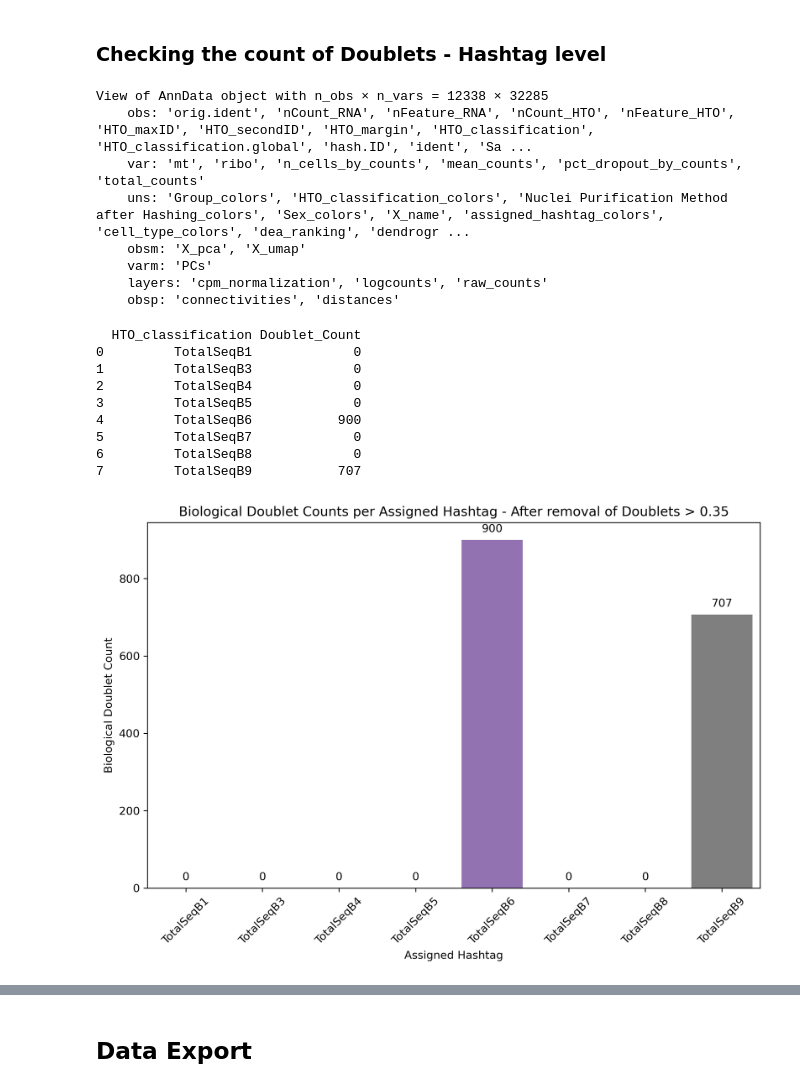
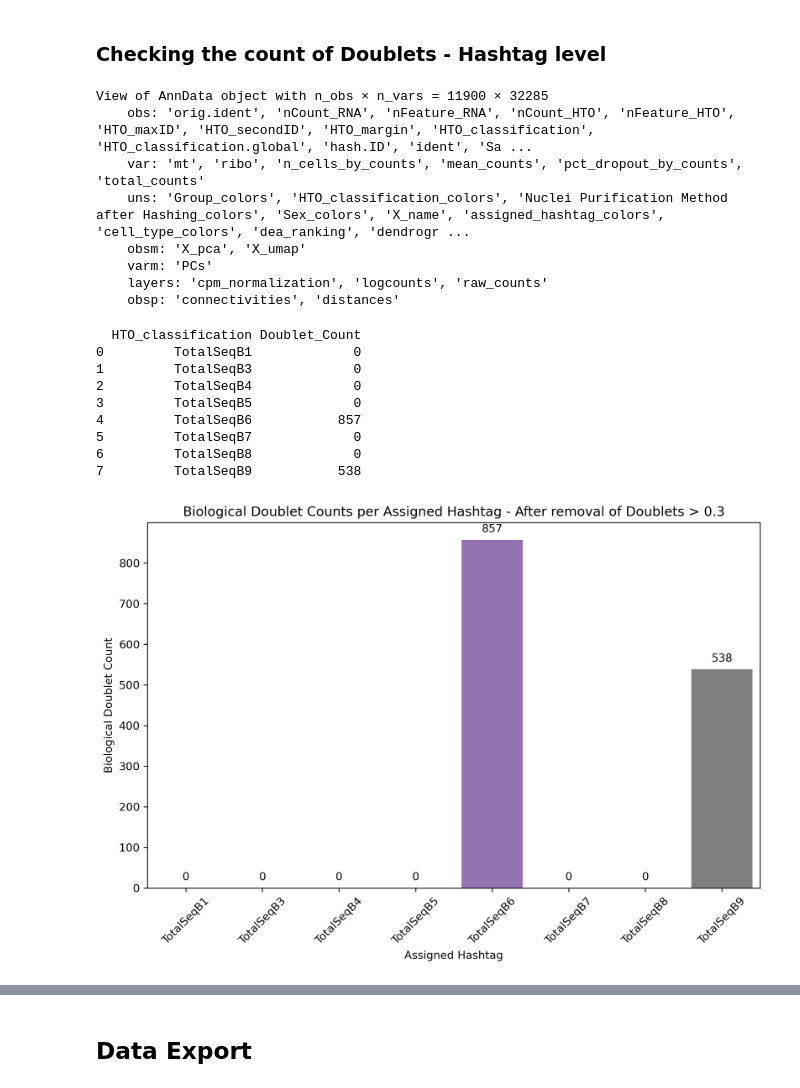
Before and after one commit to Srivalli-Kolla/Nuclear_hashing_2025, a Jupyter notebook: Annotation_HTODemux/04_04_2025-biological_doublet_check_after_HTODemux.ipynb, the cells around one changed output, grey strips where cells are left out. Drawn from its saved outputs; the diff is of its cells as text; code cells hidden in the pictures.

Commit message:
doublet scores < 0.2

```diff
--- a/Annotation_HTODemux/04_04_2025-biological_doublet_check_after_HTODemux.ipynb
+++ b/Annotation_HTODemux/04_04_2025-biological_doublet_check_after_HTODemux.ipynb
@@ -324,6 +333,6 @@ plt.show()
 # %% [markdown]
 # Removal of biological deoublets having Doublet score > 0.35
 # %%
-filtered_object = adata[adata.obs['doublet_scores'] < 0.35]
+filtered_object = adata[adata.obs['doublet_scores'] < 0.3]
 filtered_object
 # %% [output]
@@ -347,7 +356,7 @@ Text(0.5, 1.0, 'Doublets counts and percentage')
 singlets = filtered_object[filtered_object.obs['HTO_classification.global'] == 'Singlet']
 singlets
 # %% [output]
-View of AnnData object with n_obs × n_vars = 12338 × 32285
+View of AnnData object with n_obs × n_vars = 11900 × 32285
     obs: 'orig.ident', 'nCount_RNA', 'nFeature_RNA', 'nCount_HTO', 'nFeature_HTO', 'HTO_maxID', 'HTO_secondID', 'HTO_margin', 'HTO_classification', 'HTO_classification.global', 'hash.ID', 'ident', 'Sa ...
     var: 'mt', 'ribo', 'n_cells_by_counts', 'mean_counts', 'pct_dropout_by_counts', 'total_counts'
     uns: 'Group_colors', 'HTO_classification_colors', 'Nuclei Purification Method after Hashing_colors', 'Sex_colors', 'X_name', 'assigned_hashtag_colors', 'cell_type_colors', 'dea_ranking', 'dendrogr ...
@@ -365,27 +374,27 @@ print(singlets_doublet_counts_per_HTO_classification_global)
 1         TotalSeqB3             0
 2         TotalSeqB4             0
 3         TotalSeqB5             0
-4         TotalSeqB6           900
+4         TotalSeqB6           857
 5         TotalSeqB7             0
 6         TotalSeqB8             0
-7         TotalSeqB9           707
+7         TotalSeqB9           538
 # %%
 plt.figure(figsize=(10, 6))
 
 ax = sb.barplot(data=singlets_doublet_counts_per_HTO_classification_global, x='HTO_classification', y='Doublet_Count', hue='HTO_classification')
 
 
 for p in ax.patches:
     ax.annotate(f'{p.get_height():.0f}',
                 (p.get_x() + p.get_width() / 2., p.get_height()),
                 ha='center', va='bottom',
                 fontsize=10, color='black',
                 xytext=(0, 5), textcoords='offset points')
 
 plt.xticks(rotation=45)
 plt.xlabel("Assigned Hashtag")
 plt.ylabel("Biological Doublet Count")
-plt.title("Biological Doublet Counts per Assigned Hashtag - After removal of Doublets > 0.35")
+plt.title("Biological Doublet Counts per Assigned Hashtag - After removal of Doublets > 0.3")
 plt.show()
 # %% [output]
-[figure, old version]
+[figure, new version]
```
Also changed, not shown: parts of 13 cells of this notebook.
